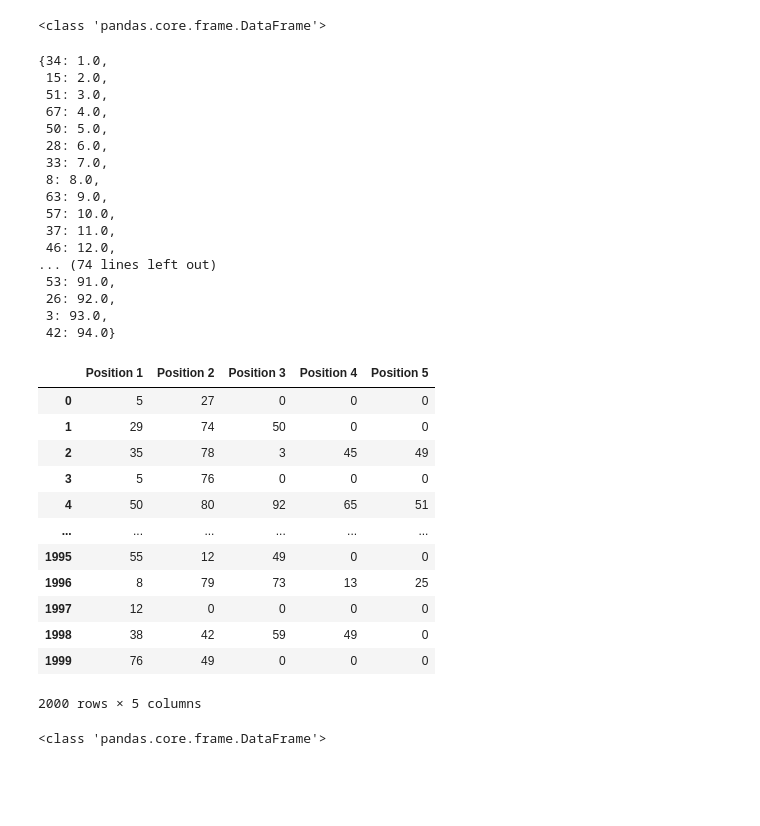
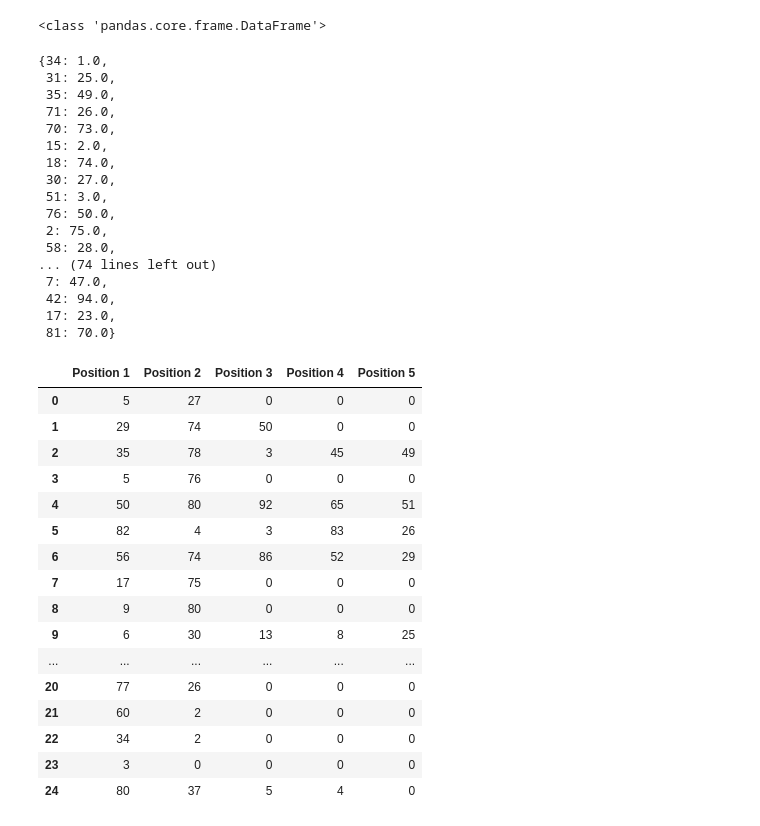
Before and after one commit to nicolastalia/risklog, a Jupyter notebook: assignment_2/assignment2.ipynb, the cells around one changed output. Saved outputs shown, nothing was run; the diff lists cells and outputs as text; code cells hidden in the pictures; blank space fills up the shorter version.

```diff
--- a/assignment_2/assignment2.ipynb
+++ b/assignment_2/assignment2.ipynb
@@ -147,8 +143,8 @@ distance_df.head(26)
 | 25 | 31 | 31.0 | 8.0 |
 # %%
 new_allocation = distance_df.merge(bin_df,left_index=True, right_index=True)[['Shelve','Product']]
-new_allocation.sort_values(by='Shelve',inplace=True)
-new_allocation.head(20)
+# new_allocation.sort_values(by='Shelve',inplace=True)
+new_allocation.head(25)
 # %% [output]
 |  | Shelve | Product |
 | 0 | 1.0 | 34 |
@@ -203,44 +199,45 @@ equivalent_values_dict = new_allocation.set_index('Product')['Shelve'].to_dict()
 equivalent_values_dict
 # %% [output]
 {34: 1.0,
+ 31: 25.0,
+ 35: 49.0,
+ 71: 26.0,
+ 70: 73.0,
  15: 2.0,
+ 18: 74.0,
+ 30: 27.0,
  51: 3.0,
- 67: 4.0,
- 50: 5.0,
- 28: 6.0,
- 33: 7.0,
- 8: 8.0,
- 63: 9.0,
- 57: 10.0,
- 37: 11.0,
- 46: 12.0,
+ 76: 50.0,
+ 2: 75.0,
+ 58: 28.0,
 ... (74 lines left out)
- 53: 91.0,
- 26: 92.0,
- 3: 93.0,
- 42: 94.0}
+ 7: 47.0,
+ 42: 94.0,
+ 17: 23.0,
+ 81: 70.0}
 # %%
 positions = ['Position 1','Position 2','Position 3','Position 4','Position 5']
 for col in positions:
     orders[col] = orders[col].map(equivalent_values_dict)
     orders[col] = orders[col].astype('Int64')
 orders = orders.fillna(0)
-orders
+orders.head(25)
+# orders.to_excel("orders_2.xlsx")
 # %% [output]
 |  | Position 1 | Position 2 | Position 3 | Position 4 | Position 5 |
 | 0 | 5 | 27 | 0 | 0 | 0 |
 | 1 | 29 | 74 | 50 | 0 | 0 |
 | 2 | 35 | 78 | 3 | 45 | 49 |
 | 3 | 5 | 76 | 0 | 0 | 0 |
 | 4 | 50 | 80 | 92 | 65 | 51 |
+| 5 | 82 | 4 | 3 | 83 | 26 |
+| 6 | 56 | 74 | 86 | 52 | 29 |
+| 7 | 17 | 75 | 0 | 0 | 0 |
+| 8 | 9 | 80 | 0 | 0 | 0 |
+| 9 | 6 | 30 | 13 | 8 | 25 |
 | ... | ... | ... | ... | ... | ... |
-| 1995 | 55 | 12 | 49 | 0 | 0 |
-| 1996 | 8 | 79 | 73 | 13 | 25 |
-| 1997 | 12 | 0 | 0 | 0 | 0 |
-| 1998 | 38 | 42 | 59 | 49 | 0 |
-| 1999 | 76 | 49 | 0 | 0 | 0 |
+| 20 | 77 | 26 | 0 | 0 | 0 |
+| 21 | 60 | 2 | 0 | 0 | 0 |
+| 22 | 34 | 2 | 0 | 0 | 0 |
+| 23 | 3 | 0 | 0 | 0 | 0 |
+| 24 | 80 | 37 | 5 | 4 | 0 |
-2000 rows × 5 columns
-# %%
-print(type(orders))
-# %% [output]
-<class 'pandas.core.frame.DataFrame'>
```
Also changed, not shown: parts of 24 cells of this notebook.
